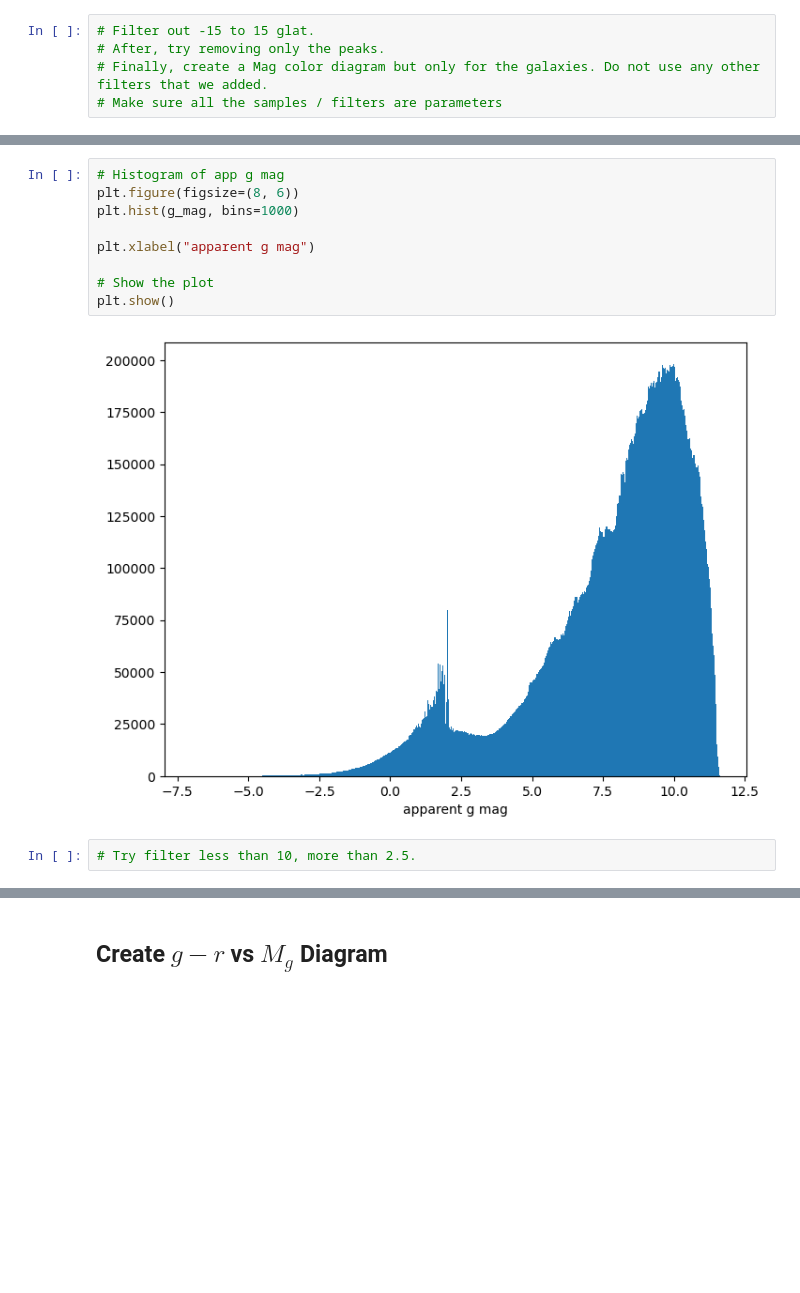
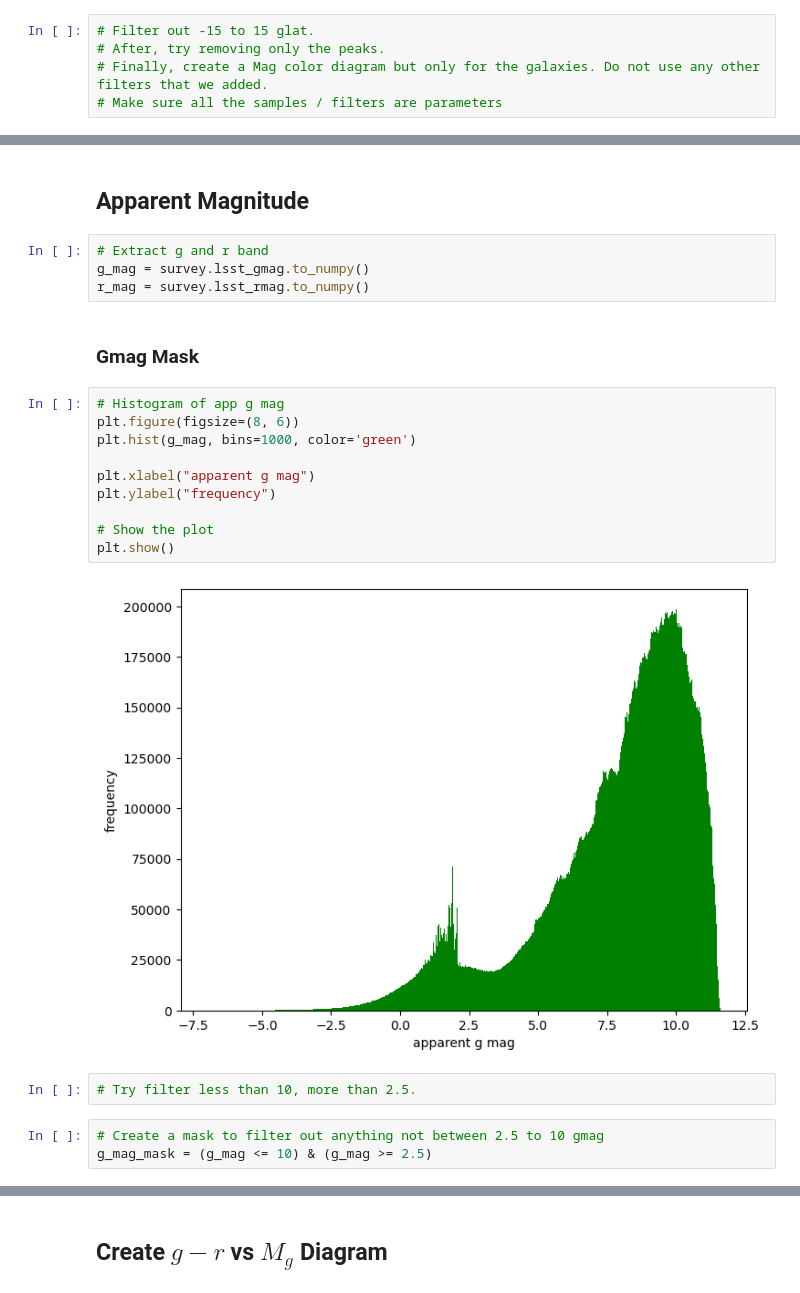
Before and after one commit to aeden2019/rubin_mw_mocks, a Jupyter notebook: src/analysis/color_magnitude_diagram.ipynb, the cells around one changed output, grey strips where cells are left out. Cells and saved outputs as stored; diff of their text form; blank space fills up the shorter version.

Commit message:
Created color mag filters

```diff
--- a/src/analysis/color_magnitude_diagram.ipynb
+++ b/src/analysis/color_magnitude_diagram.ipynb
@@ -170,13 +261,25 @@ plt.show()
+# %% [markdown]
+## Apparent Magnitude
+# %%
+# Extract g and r band
+g_mag = survey.lsst_gmag.to_numpy()
+r_mag = survey.lsst_rmag.to_numpy()
+# %% [markdown]
+### Gmag Mask
 # %%
 # Histogram of app g mag
 plt.figure(figsize=(8, 6))
-plt.hist(g_mag, bins=1000)
+plt.hist(g_mag, bins=1000, color='green')
 
 plt.xlabel("apparent g mag")
+plt.ylabel("frequency")
 
 # Show the plot
 plt.show()
 # %% [output]
-[figure, old version]
+[figure, new version]
 # %%
 # Try filter less than 10, more than 2.5.
+# %%
+# Create a mask to filter out anything not between 2.5 to 10 gmag
+g_mag_mask = (g_mag <= 10) & (g_mag >= 2.5)
```
Also changed, not shown: parts of 41 cells of this notebook.
